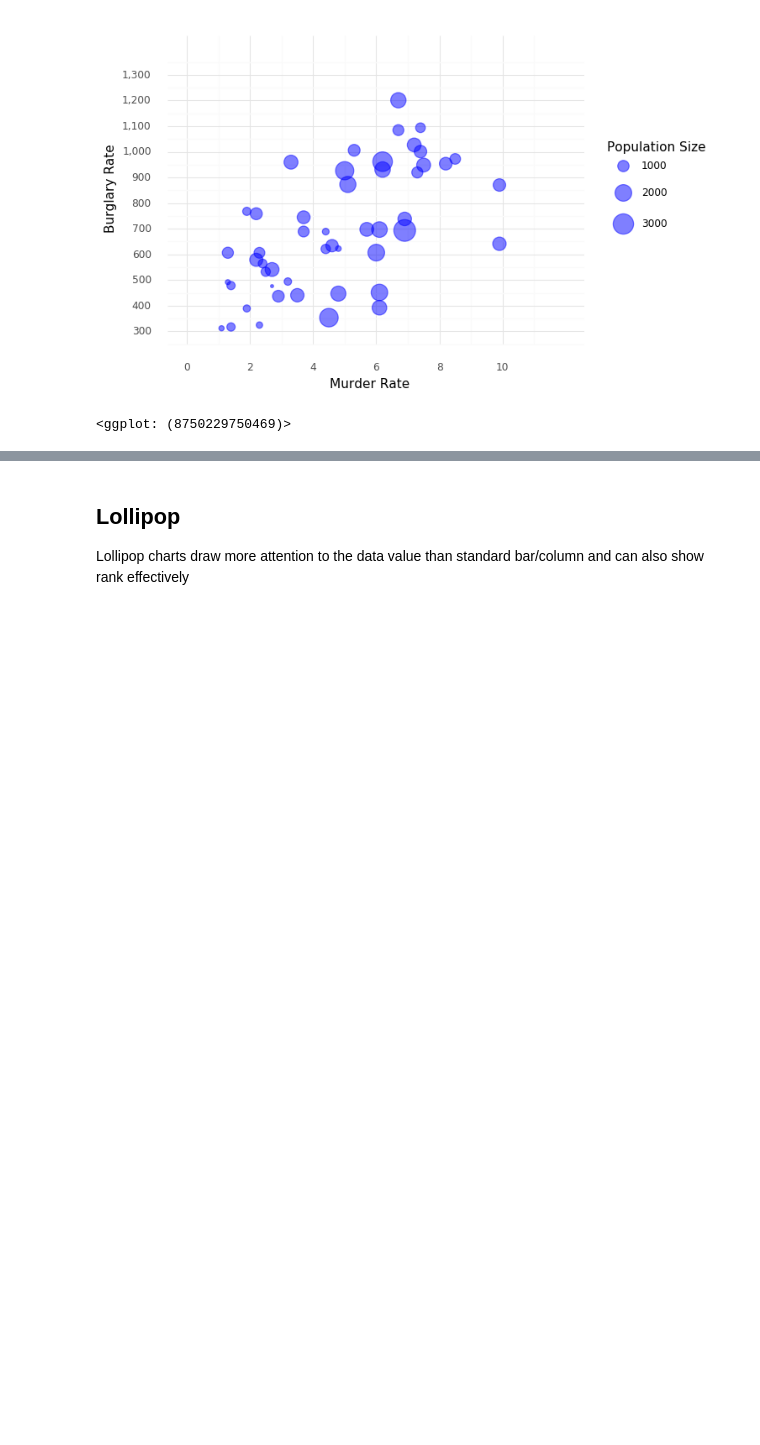
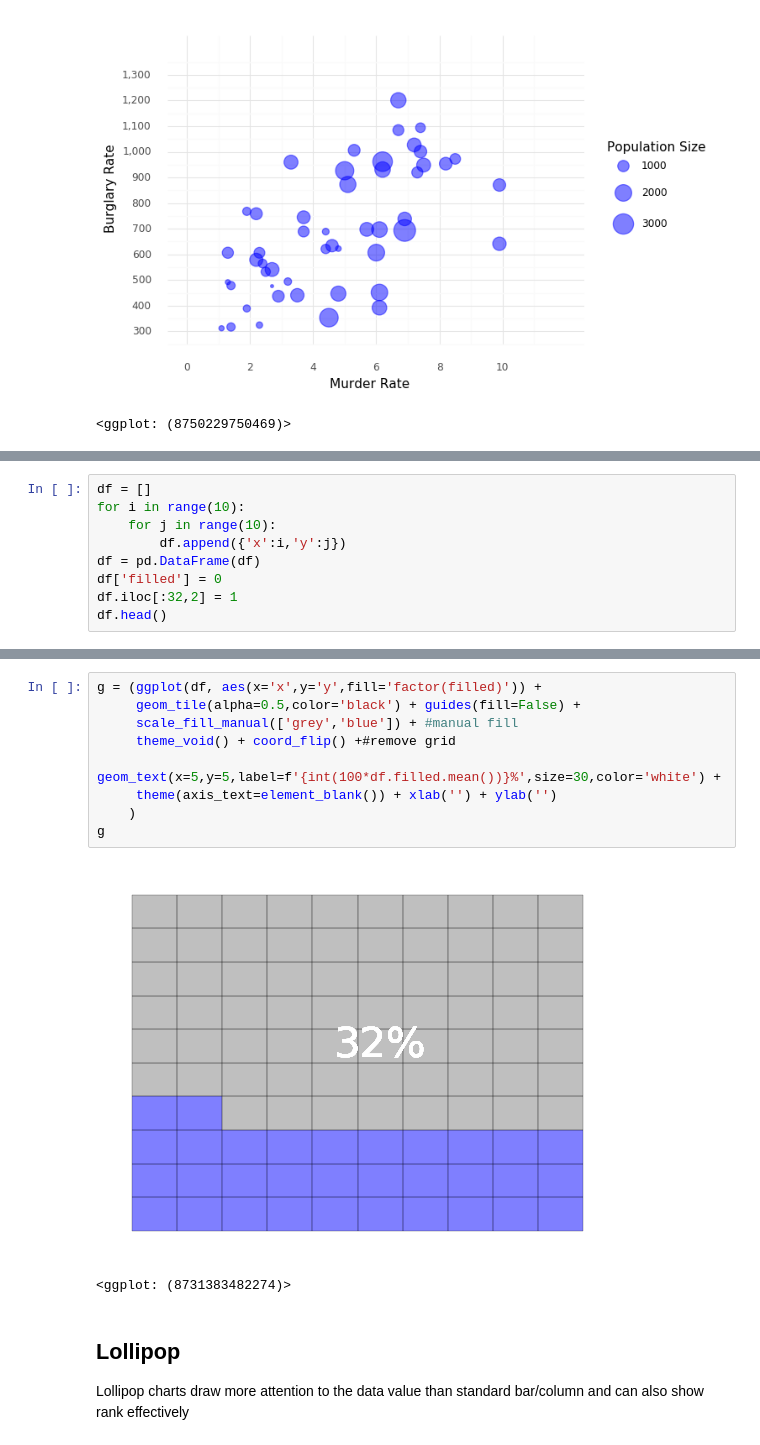
Before and after one commit to cstorm125/viztech, a Jupyter notebook: magnitude.ipynb, the cells around one changed output, grey strips where cells are left out. Saved outputs shown, nothing was run; the diff lists cells and outputs as text; blank space fills up the shorter version.

```diff
--- a/magnitude.ipynb
+++ b/magnitude.ipynb
@@ -153,0 +143,9 @@ Excellent solution in some instances - use only with whole numbers (do not slice
+# %%
+df = []
+for i in range(10):
+    for j in range(10):
+        df.append({'x':i,'y':j})
+df = pd.DataFrame(df)
+df['filled'] = 0
+df.iloc[:32,2] = 1
+df.head()
@@ -154,3 +159,15 @@ Excellent solution in some instances - use only with whole numbers (do not slice
+# %%
+g = (ggplot(df, aes(x='x',y='y',fill='factor(filled)')) +
+     geom_tile(alpha=0.5,color='black') + guides(fill=False) +
+     scale_fill_manual(['grey','blue']) + #manual fill
+     theme_void() + coord_flip() +#remove grid
+     geom_text(x=5,y=5,label=f'{int(100*df.filled.mean())}%',size=30,color='white') +
+     theme(axis_text=element_blank()) + xlab('') + ylab('')
+    )
+g
+# %% [output]
+[figure, added]
+<ggplot: (8731383482274)>
 # %% [markdown]
 ## Lollipop
 Lollipop charts draw more attention to the data value than standard bar/column and can also show rank effectively
```
Also changed, not shown: parts of 3 cells of this notebook, 3 other files.
